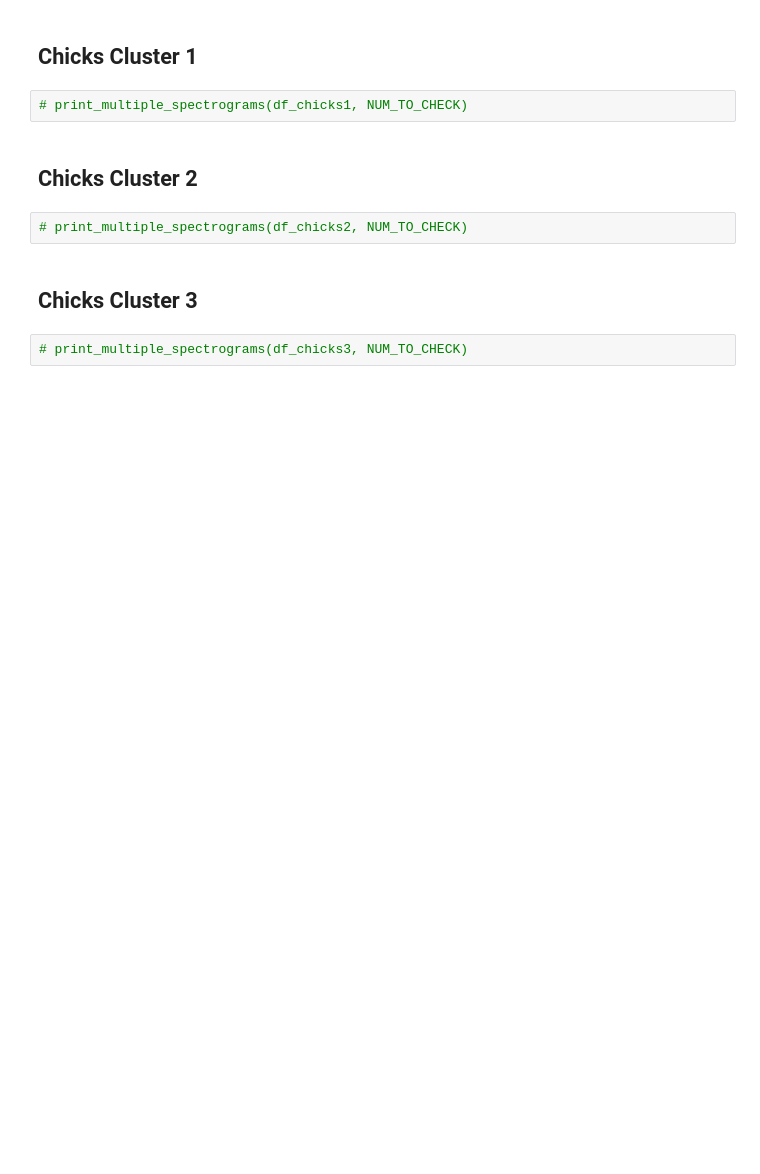
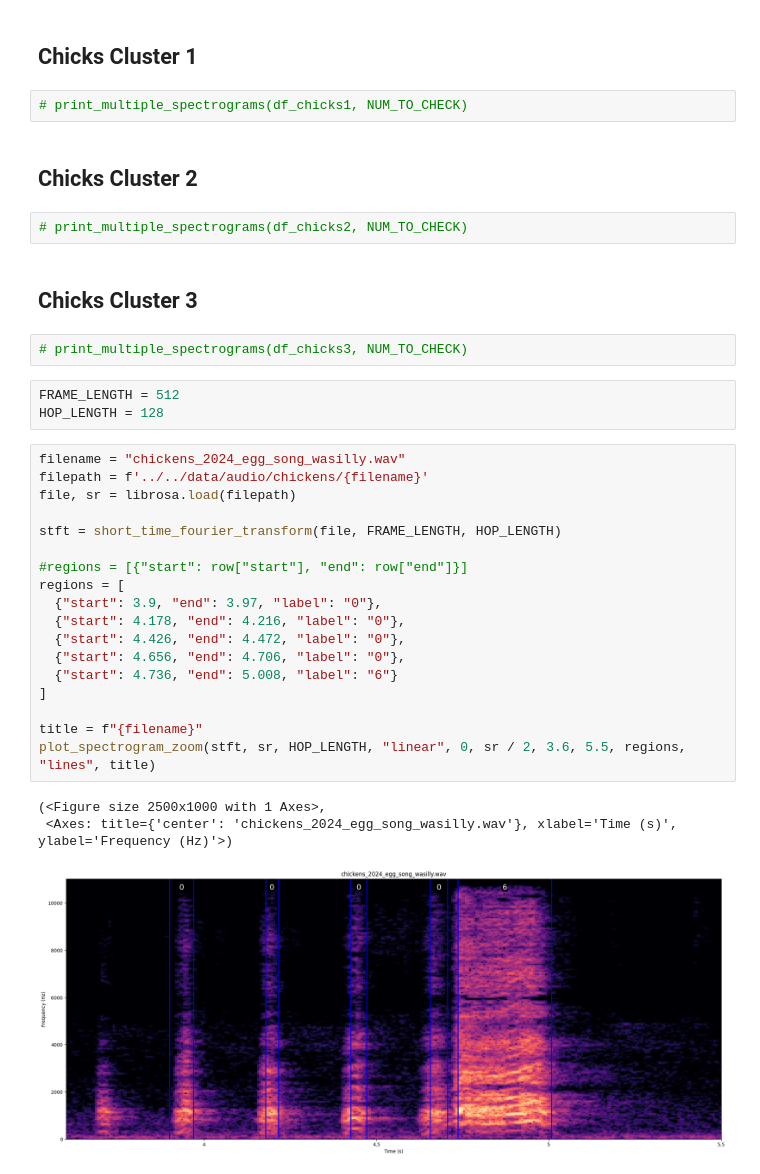
Before and after one commit to KaySRubio/audio-signal-analysis, a Jupyter notebook: notebooks/chickens/step_3_chicken_clustered_calls_exploration.ipynb, the cells around one changed output. Cells and saved outputs as stored; diff of their text form; blank space fills up the shorter version.

```diff
--- a/notebooks/chickens/step_3_chicken_clustered_calls_exploration.ipynb
+++ b/notebooks/chickens/step_3_chicken_clustered_calls_exploration.ipynb
@@ -136,3 +136,28 @@ def print_multiple_spectrograms(df, NUM_TO_CHECK):
 ## Chicks Cluster 3
 # %%
 # print_multiple_spectrograms(df_chicks3, NUM_TO_CHECK)
+# %%
+FRAME_LENGTH = 512
+HOP_LENGTH = 128
+# %%
+filename = "chickens_2024_egg_song_wasilly.wav"
+filepath = f'../../data/audio/chickens/{filename}'
+file, sr = librosa.load(filepath)
+
+stft = short_time_fourier_transform(file, FRAME_LENGTH, HOP_LENGTH)
+
+#regions = [{"start": row["start"], "end": row["end"]}]
+regions = [
+  {"start": 3.9, "end": 3.97, "label": "0"},
+  {"start": 4.178, "end": 4.216, "label": "0"},
+  {"start": 4.426, "end": 4.472, "label": "0"},
+  {"start": 4.656, "end": 4.706, "label": "0"},
+  {"start": 4.736, "end": 5.008, "label": "6"}
+]
+
+title = f"{filename}"
+plot_spectrogram_zoom(stft, sr, HOP_LENGTH, "linear", 0, sr / 2, 3.6, 5.5, regions, "lines", title)
+# %% [output]
+(<Figure size 2500x1000 with 1 Axes>,
+ <Axes: title={'center': 'chickens_2024_egg_song_wasilly.wav'}, xlabel='Time (s)', ylabel='Frequency (Hz)'>)
+[figure, added]
```
Also changed, not shown: parts of 2 cells of this notebook, 1 other file.
